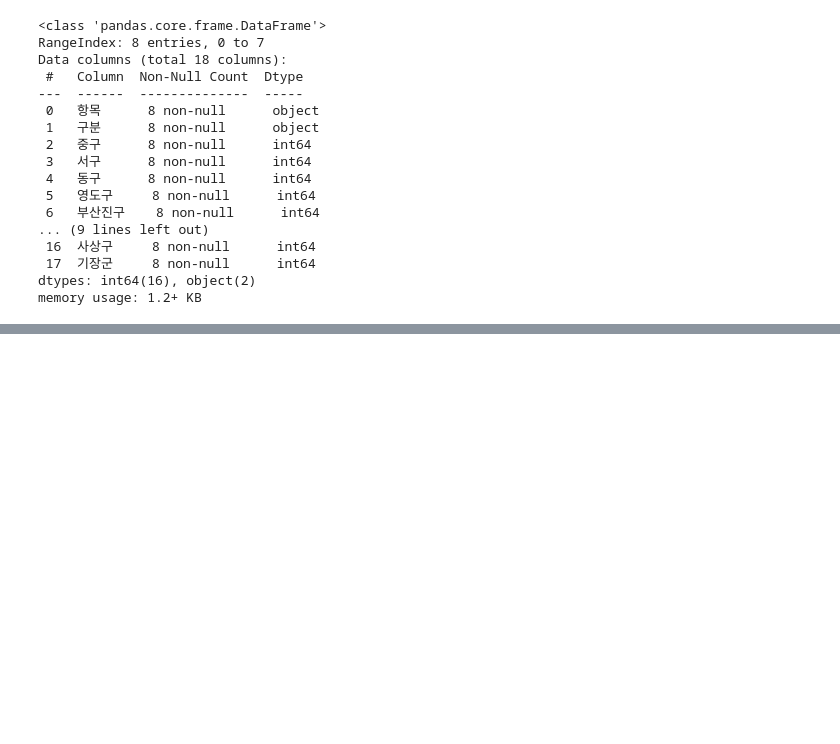
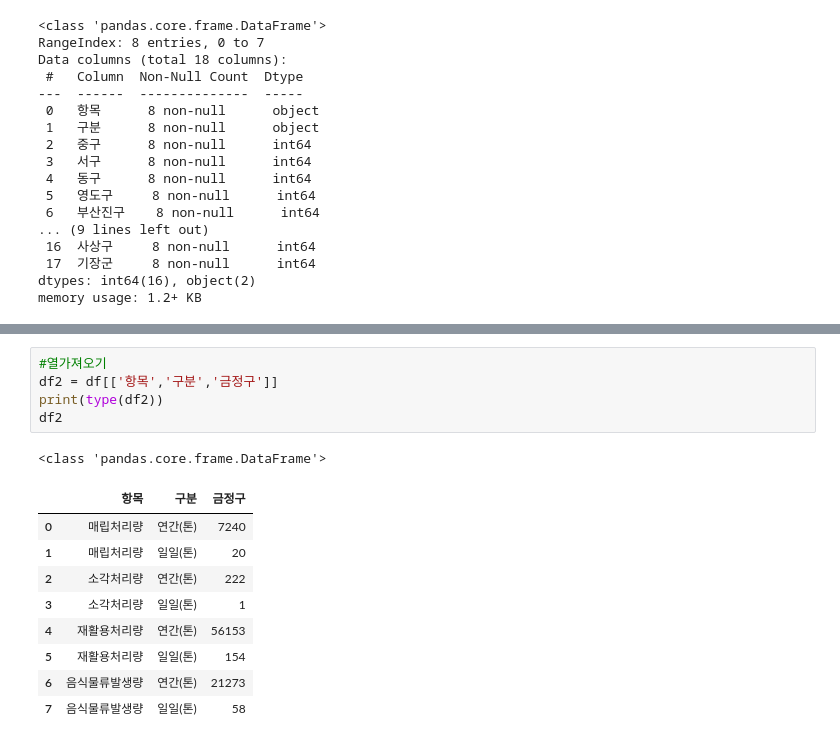
Before and after one commit to lsa-src/EXPython, a Jupyter notebook: Day07/pandas02_dataframe2.ipynb, the cells around one changed output, grey strips where cells are left out. Drawn from its saved outputs; the diff is of its cells as text; blank space fills up the shorter version.

```diff
--- a/Day07/pandas02_dataframe2.ipynb
+++ b/Day07/pandas02_dataframe2.ipynb
@@ -872,0 +191,16 @@ df2019.tail()
+# %%
+#열가져오기
+df2 = df[['항목','구분','금정구']]
+print(type(df2))
+df2
+# %% [output]
+<class 'pandas.core.frame.DataFrame'>
+|  | 항목 | 구분 | 금정구 |
+| 0 | 매립처리량 | 연간(톤) | 7240 |
+| 1 | 매립처리량 | 일일(톤) | 20 |
+| 2 | 소각처리량 | 연간(톤) | 222 |
+| 3 | 소각처리량 | 일일(톤) | 1 |
+| 4 | 재활용처리량 | 연간(톤) | 56153 |
+| 5 | 재활용처리량 | 일일(톤) | 154 |
+| 6 | 음식물류발생량 | 연간(톤) | 21273 |
+| 7 | 음식물류발생량 | 일일(톤) | 58 |
```
Also changed, not shown: parts of 106 cells of this notebook.
